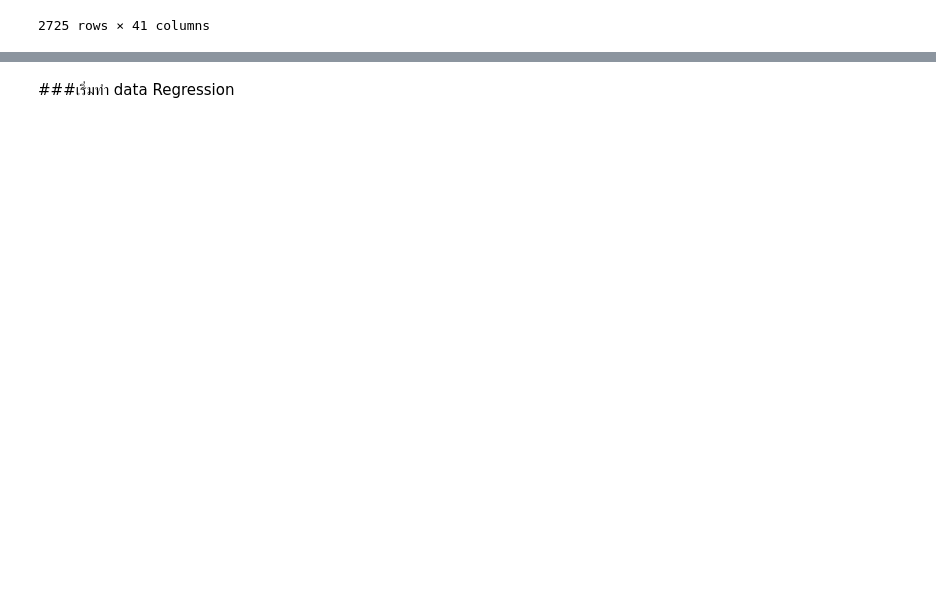
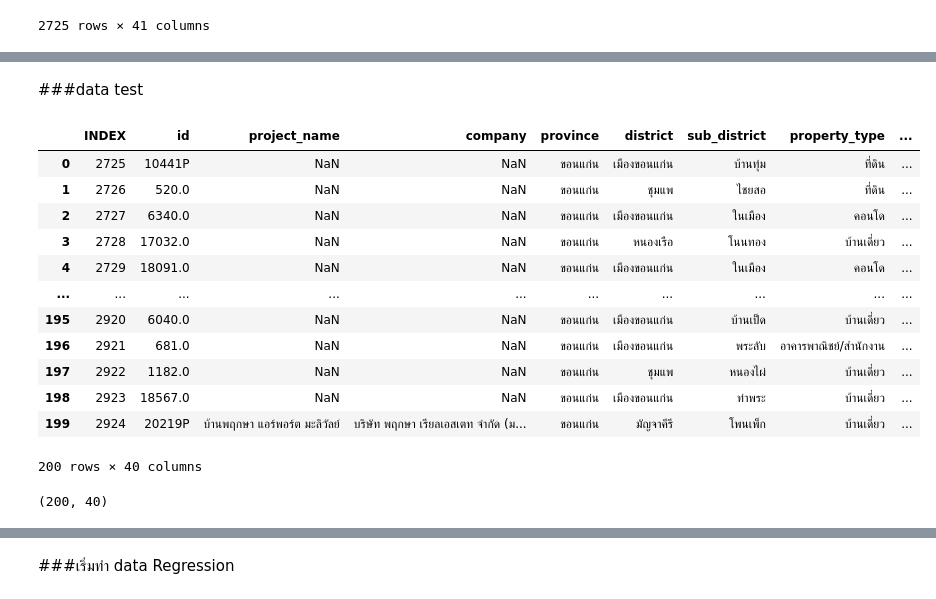
Before and after one commit to Phruetti/DPDM65, a Jupyter notebook: final-1.ipynb, the cells around one changed output, grey strips where cells are left out. Saved outputs shown, nothing was run; the diff lists cells and outputs as text; code cells hidden in the pictures; blank space fills up the shorter version.

```diff
--- a/final-1.ipynb
+++ b/final-1.ipynb
@@ -180,0 +219,2 @@ data_fn.describe()
+# %% [markdown]
+###data test
@@ -180,0 +224,21 @@ data_fn.describe()
+# %%
+data_test = pd.read_csv('/content/drive/MyDrive/DPDM65/test10nov_X.csv')
+data_test
+# %% [output]
+|  | INDEX | id | project_name | company | province | district | sub_district | property_type | ... |
+| 0 | 2725 | 10441P | NaN | NaN | ขอนแก่น | เมืองขอนแก่น | บ้านทุ่ม | ที่ดิน | ... |
+| 1 | 2726 | 520.0 | NaN | NaN | ขอนแก่น | ชุมแพ | ไชยสอ | ที่ดิน | ... |
+| 2 | 2727 | 6340.0 | NaN | NaN | ขอนแก่น | เมืองขอนแก่น | ในเมือง | คอนโด | ... |
+| 3 | 2728 | 17032.0 | NaN | NaN | ขอนแก่น | หนองเรือ | โนนทอง | บ้านเดี่ยว | ... |
+| 4 | 2729 | 18091.0 | NaN | NaN | ขอนแก่น | เมืองขอนแก่น | ในเมือง | คอนโด | ... |
+| ... | ... | ... | ... | ... | ... | ... | ... | ... | ... |
+| 195 | 2920 | 6040.0 | NaN | NaN | ขอนแก่น | เมืองขอนแก่น | บ้านเป็ด | บ้านเดี่ยว | ... |
+| 196 | 2921 | 681.0 | NaN | NaN | ขอนแก่น | เมืองขอนแก่น | พระลับ | อาคารพาณิชย์/สำนักงาน | ... |
+| 197 | 2922 | 1182.0 | NaN | NaN | ขอนแก่น | ชุมแพ | หนองไผ่ | บ้านเดี่ยว | ... |
+| 198 | 2923 | 18567.0 | NaN | NaN | ขอนแก่น | เมืองขอนแก่น | ท่าพระ | บ้านเดี่ยว | ... |
+| 199 | 2924 | 20219P | บ้านพฤกษา แอร์พอร์ต มะลิวัลย์ | บริษัท พฤกษา เรียลเอสเตท จำกัด (ม... | ขอนแก่น | มัญจาคีรี | โพนเพ็ก | บ้านเดี่ยว | ... |
+200 rows × 40 columns
+# %%
+data_test.shape
+# %% [output]
+(200, 40)
```
Also changed, not shown: parts of 30 cells of this notebook.
